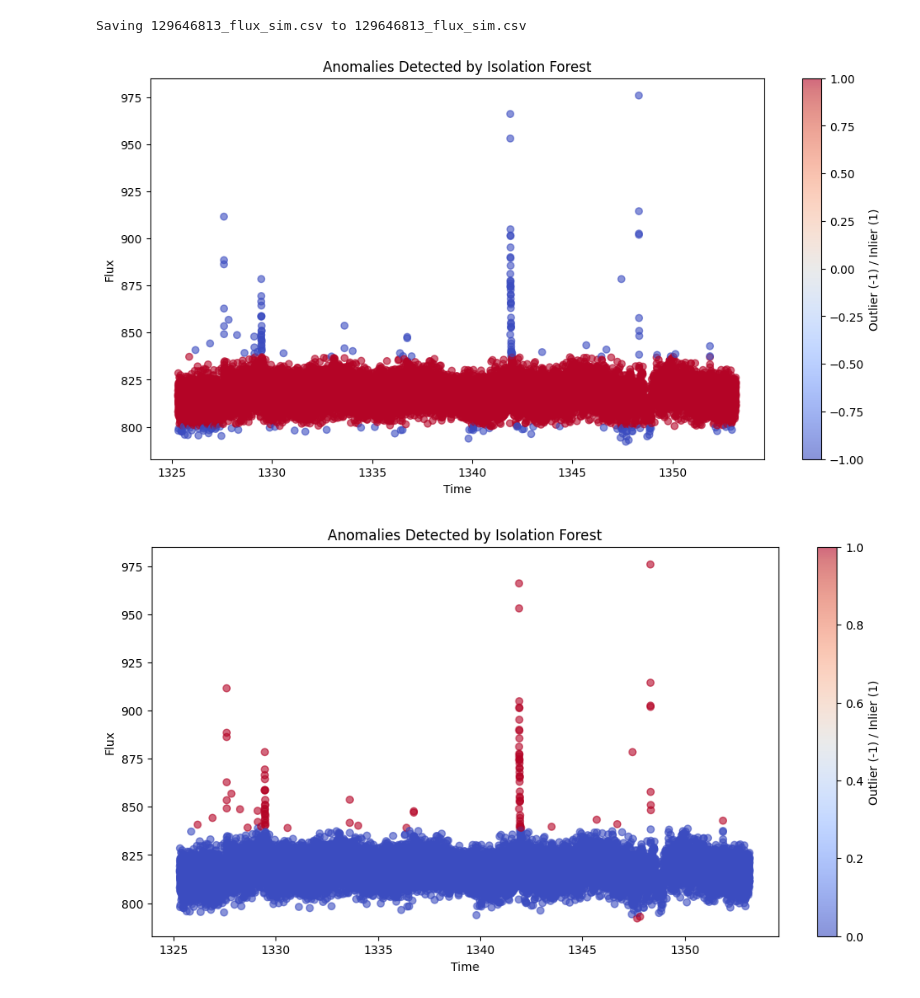
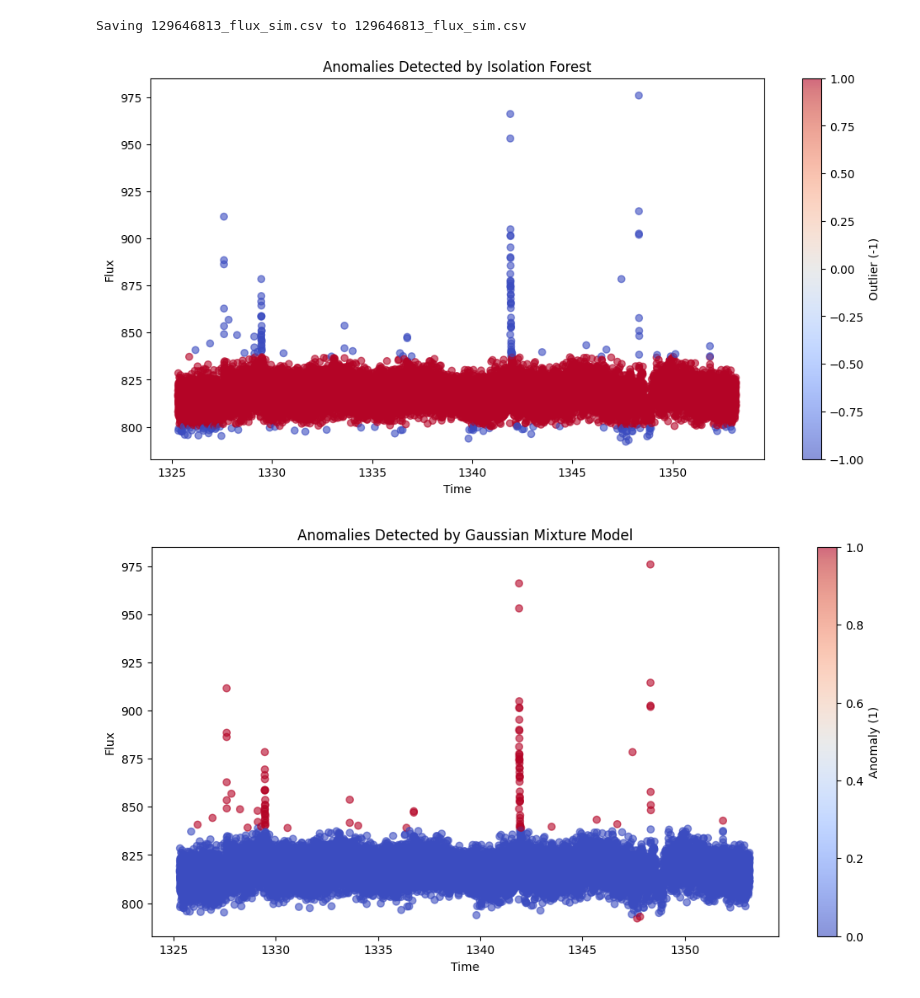
Before and after one commit to Florence-Liu/Stellar-Flare, a Jupyter notebook: Script/31_ml_methods_129.ipynb, the cells around one changed output. Cells and saved outputs as stored; diff of their text form; code cells hidden in the pictures.

Commit message:
Update ml models

```diff
--- a/Script/31_ml_methods_129.ipynb
+++ b/Script/31_ml_methods_129.ipynb
@@ -38,21 +35,21 @@ plt.scatter(df['time'], df['pdcsap_flux_arma'], c=df['iso_outlier'], cmap='coolw
 plt.xlabel('Time')
 plt.ylabel('Flux')
 plt.title('Anomalies Detected by Isolation Forest')
-plt.colorbar(label="Outlier (-1) / Inlier (1)")
+plt.colorbar(label="Outlier (-1)")
 plt.show()
 # %% [output]
-[figure, old version]
+[figure, new version]
 # %%
 ## Plot GMM
 plt.figure(figsize=(12, 6))
 plt.scatter(df['time'], df['pdcsap_flux_arma'], c=df['gmm_cluster'], cmap='coolwarm', alpha=0.6)
 plt.xlabel('Time')
 plt.ylabel('Flux')
-plt.title('Anomalies Detected by Isolation Forest')
-plt.colorbar(label="Outlier (-1) / Inlier (1)")
+plt.title('Anomalies Detected by Gaussian Mixture Model')
+plt.colorbar(label="Anomaly (1)")
 plt.show()
 # %% [output]
-[figure, old version]
+[figure, new version]
 # %%
 ## Plot DBSCAN
 plt.figure(figsize=(12, 6))
```
Also changed, not shown: parts of 3 cells of this notebook, 3 other files.
